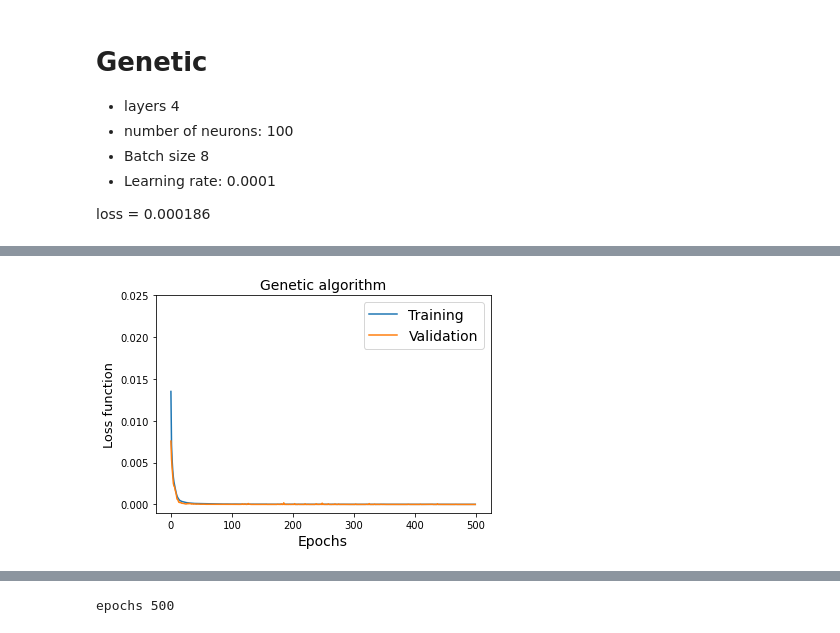
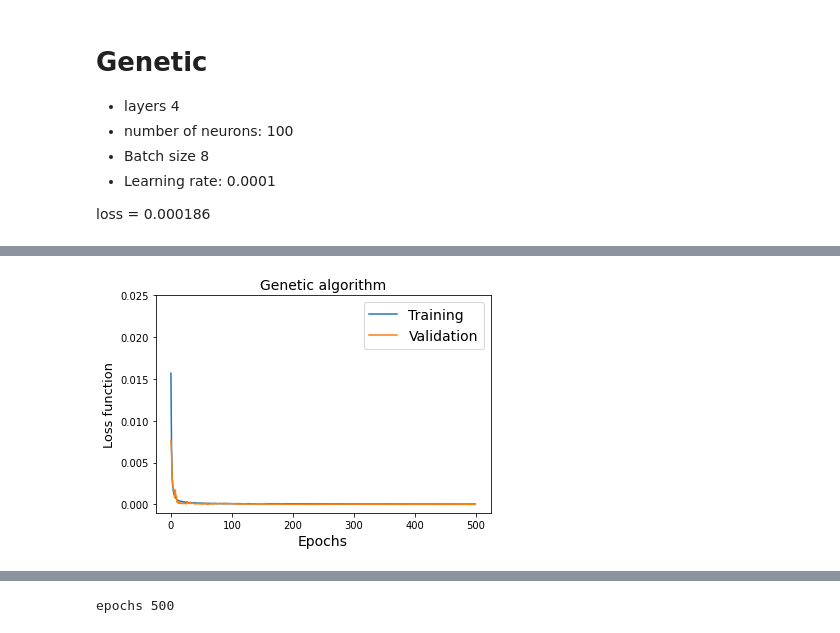
Before and after one commit to igomezv/cosmo_tools, a Jupyter notebook: models/neural/nnogada/dirty_notebooks/overleaf_notebooks_v1/ecs_diff.ipynb, the cells around one changed output, grey strips where cells are left out. Saved outputs shown, nothing was run; the diff lists cells and outputs as text; code cells hidden in the pictures.

```diff
--- a/models/neural/nnogada/dirty_notebooks/overleaf_notebooks_v1/ecs_diff.ipynb
+++ b/models/neural/nnogada/dirty_notebooks/overleaf_notebooks_v1/ecs_diff.ipynb
@@ -123,7 +123,7 @@ def train_test_model(hparams, X_train, Y_train, X_test, Y_test):
     # Run with 1 epoch to speed things up for demo purposes
 
     train = model.fit(X_train, Y_train, epochs=epochs, validation_data=(X_test, Y_test),
-              callbacks=callbacks, batch_size=hparams['HP_BATCHSIZE'], shuffle=False, verbose=False)
+              callbacks=callbacks, batch_size=hparams['HP_BATCHSIZE'], shuffle=False, verbose=True)
 
     _, loss = model.evaluate(X_test, Y_test)
 
@@ -184,14 +254,14 @@ model_gen3, loss_gen3, history_gen3 = train_test_model(hparams_gen3, X_learn, Y_
 # %%
-plt.plot(history_gen['loss'], label='Training')
-plt.plot(history_gen['val_loss'], label='Validation')
+plt.plot(history_gen3['loss'], label='Training')
+plt.plot(history_gen3['val_loss'], label='Validation')
 plt.ylabel('Loss function', fontsize=13)
 plt.xlabel('Epochs', fontsize=14)
 plt.legend(loc='upper right', fontsize=14)
 plt.title("Genetic algorithm", fontsize=14)
 plt.ylim(-0.001, 0.025)
 plt.savefig("loss_gen_ecs.png")
 # %% [output]
-[figure, old version]
+[figure, new version]
 # %%
 fig = plt.figure(figsize=(6,6))
 ax = fig.add_subplot(111)
```
Also changed, not shown: parts of 12 cells of this notebook.
